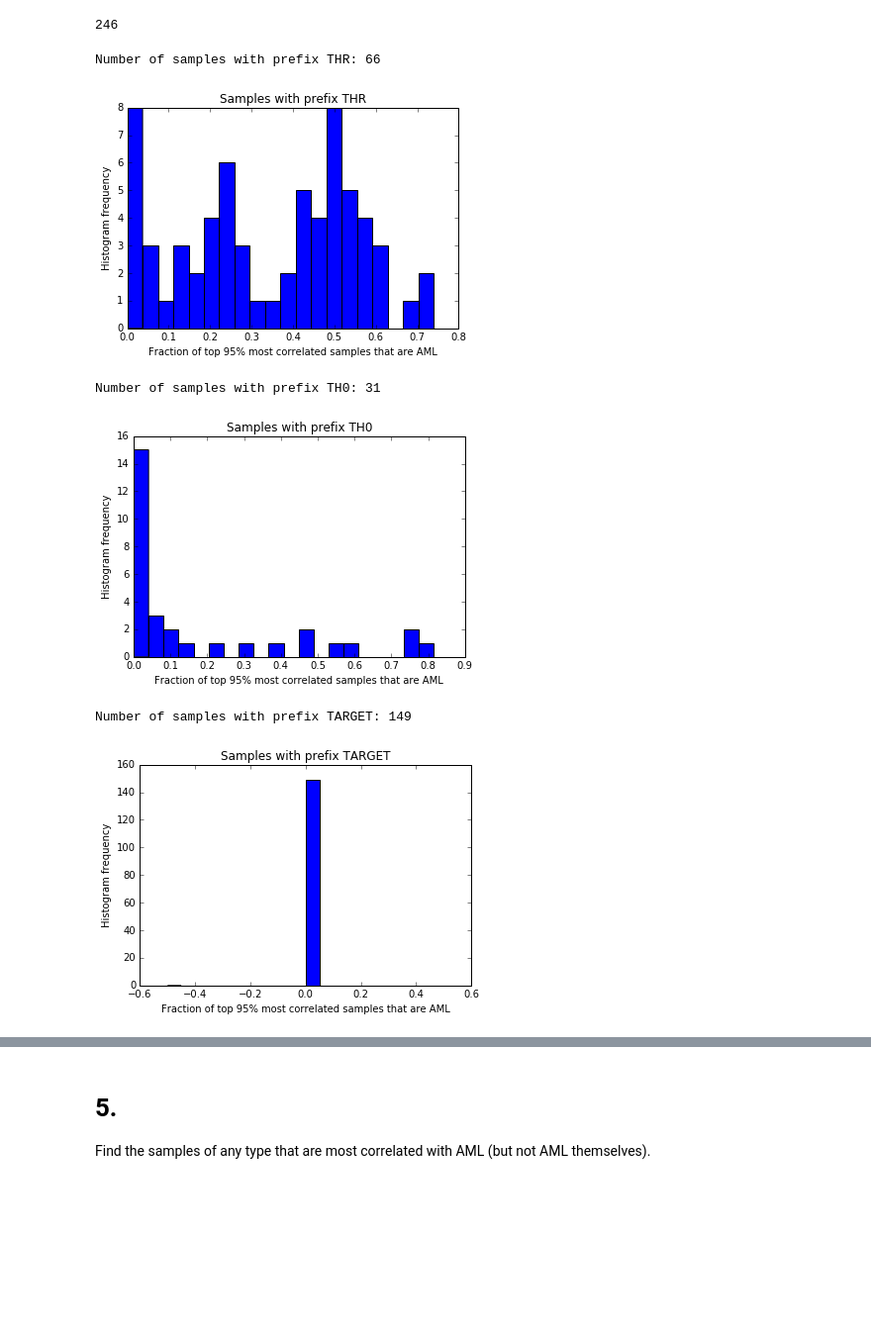
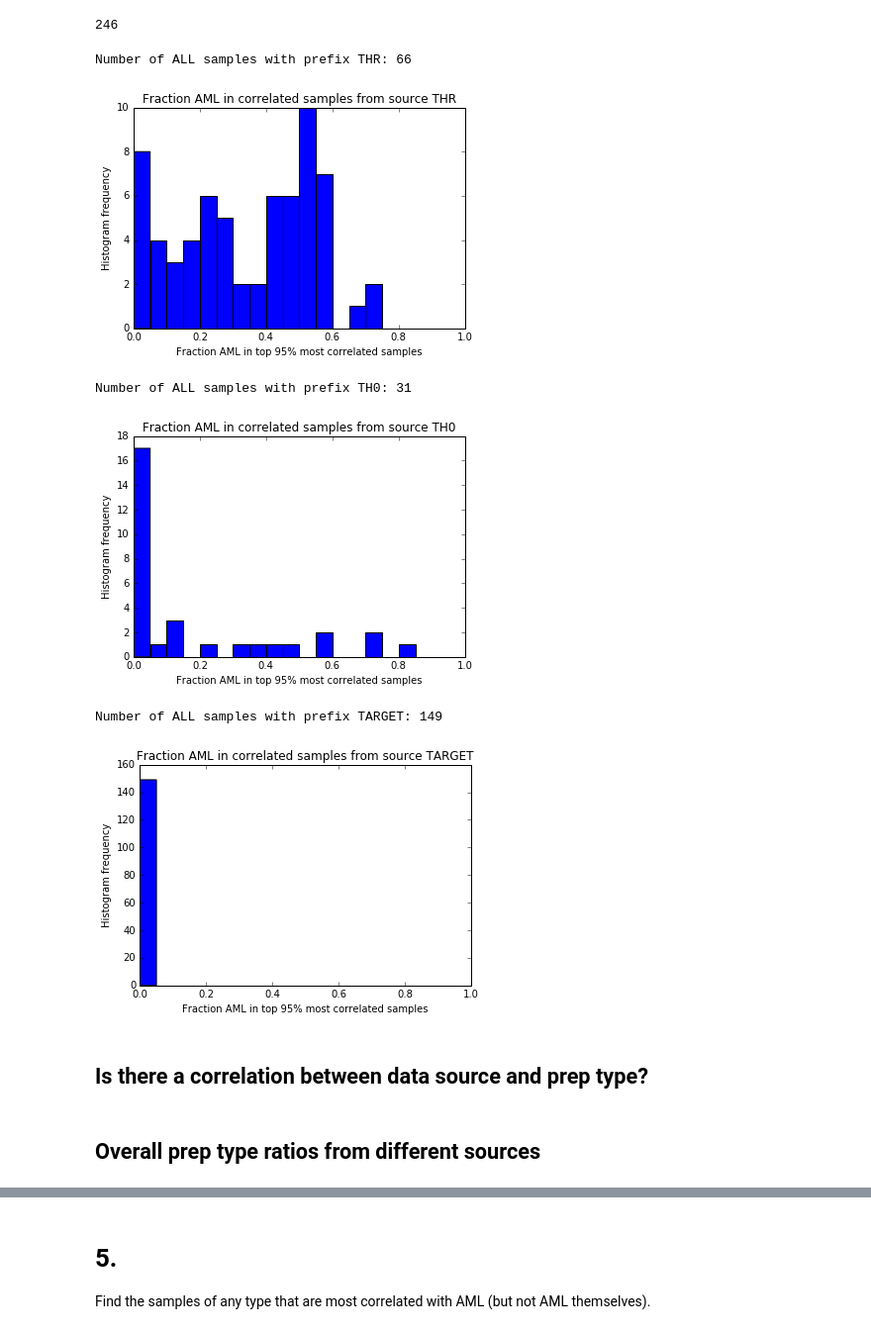
Before and after one commit to KellerJordan/TURG-Research, a Jupyter notebook: Data-Analysis.ipynb, the cells around one changed output, grey strips where cells are left out. Shown at 99% size. Drawn from its saved outputs; the diff is of its cells as text; code cells hidden in the pictures; blank space fills up the shorter version.

Commit message:
complete item 4 -- analyze prep type impact

```diff
--- a/Data-Analysis.ipynb
+++ b/Data-Analysis.ipynb
@@ -242,16 +243,18 @@ for src in sources:
     fracs_aml_by_src[src] = [v for k, v in fracs_aml.items() if k[:len(src)] == src]
 # %%
 for src in sources:
-    print('Number of samples with prefix %s:' % src, len(fracs_aml_by_src[src]))
-    plt.hist(fracs_aml_by_src[src], bins=20)
-    plt.title('Samples with prefix %s' % src)
-    plt.xlabel('Fraction of top 95% most correlated samples that are AML')
+    print('Number of ALL samples with prefix %s:' % src, len(fracs_aml_by_src[src]))
+    plt.hist(fracs_aml_by_src[src], bins=20, range=(0, 1.0))
+    plt.title('Fraction AML in correlated samples from source %s' % src)
+    plt.xlabel('Fraction AML in top 95% most correlated samples')
     plt.ylabel('Histogram frequency')
     plt.show()
 # %% [output]
-Number of samples with prefix THR: 66
+Number of ALL samples with prefix THR: 66
-[figure, old version]
+[figure, new version]
-Number of samples with prefix TH0: 31
+Number of ALL samples with prefix TH0: 31
-[figure, old version]
+[figure, new version]
-Number of samples with prefix TARGET: 149
+Number of ALL samples with prefix TARGET: 149
-[figure, old version]
+[figure, new version]
+# %% [markdown]
+## Is there a correlation between data source and prep type?
@@ -257,0 +265,2 @@ Number of samples with prefix TARGET: 149
+# %% [markdown]
+## Overall prep type ratios from different sources
```
Also changed, not shown: parts of 14 cells of this notebook.
